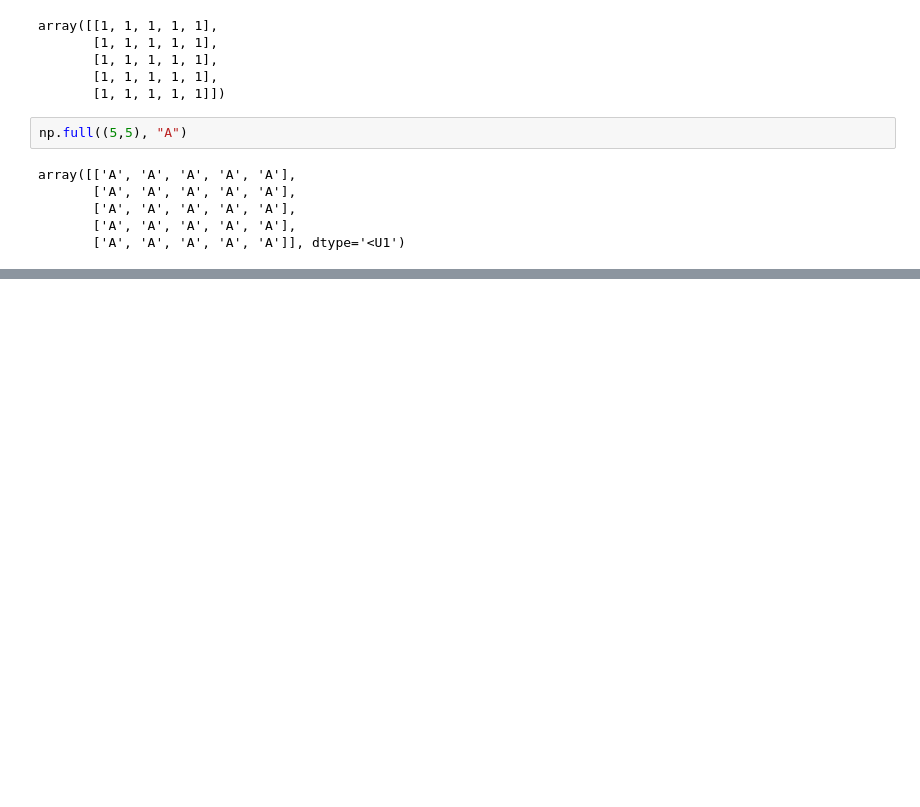
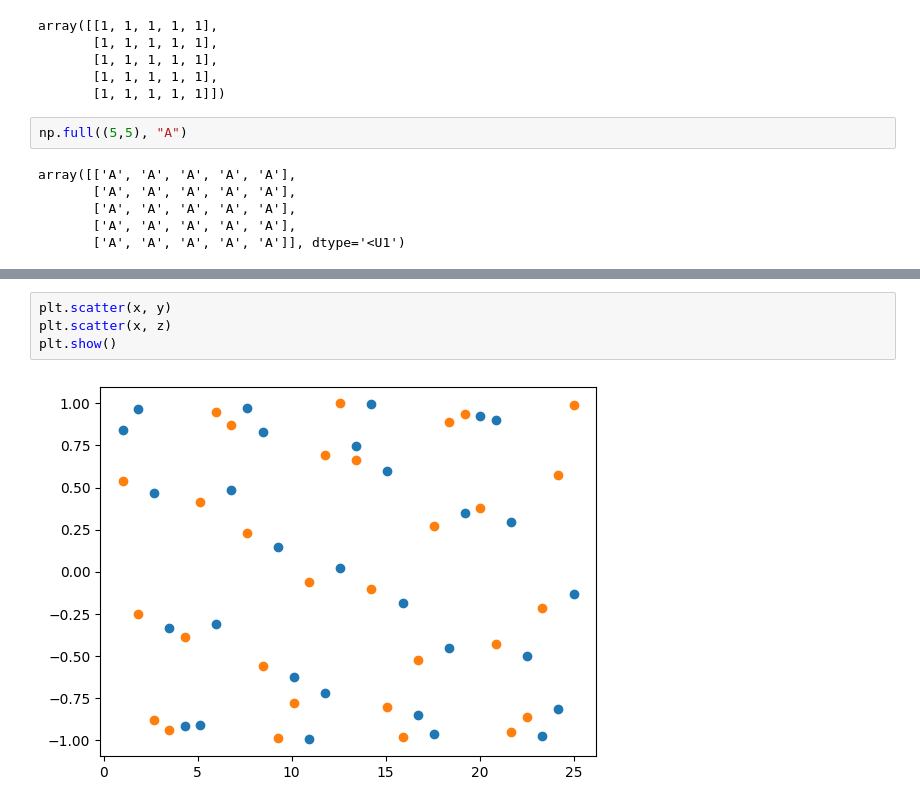
Before and after one commit to Biolater/Python-Journey, a Jupyter notebook: training.ipynb, the cells around one changed output, grey strips where cells are left out. Cells and saved outputs as stored; diff of their text form; blank space fills up the shorter version.

```diff
--- a/training.ipynb
+++ b/training.ipynb
@@ -1258,0 +2422,6 @@ array([['A', 'A', 'A', 'A', 'A'],
+# %%
+plt.scatter(x, y)
+plt.scatter(x, z)
+plt.show()
+# %% [output]
+[figure, added]
```
Also changed, not shown: parts of 162 cells of this notebook.
